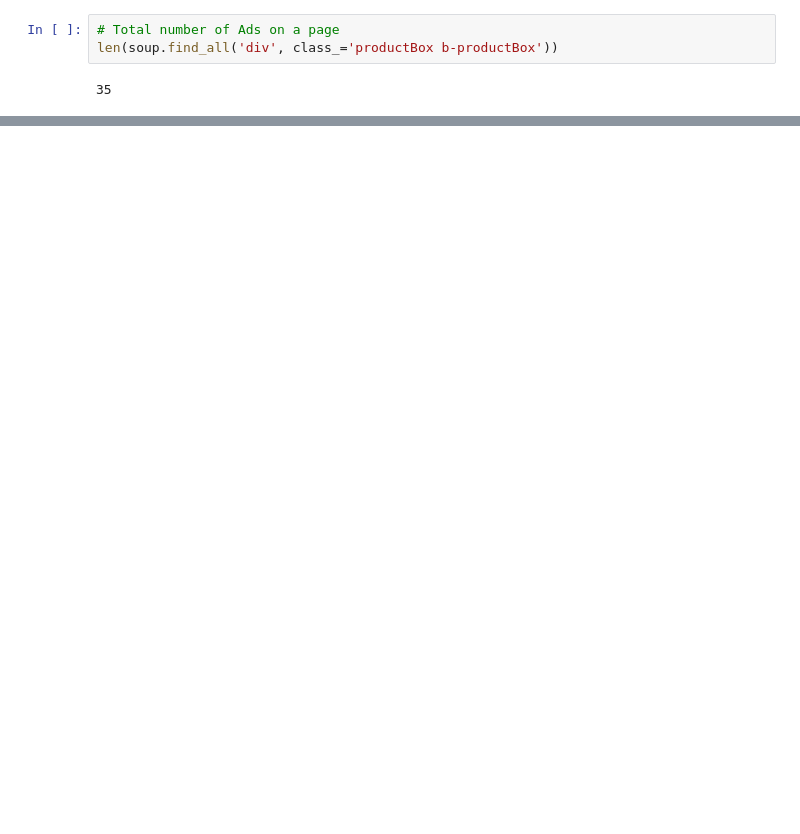
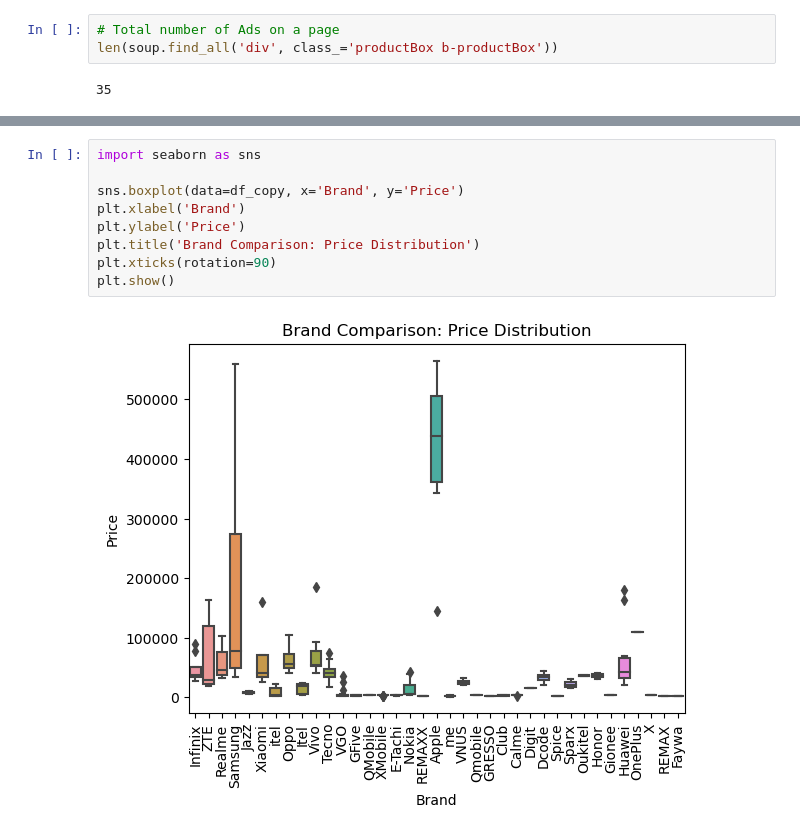
Before and after one commit to SHussainRR/WebScrapperPython, a Jupyter notebook: Project.ipynb, the cells around one changed output, grey strips where cells are left out. Cells and saved outputs as stored; diff of their text form; blank space fills up the shorter version.

```diff
--- a/Project.ipynb
+++ b/Project.ipynb
@@ -819,0 +787,11 @@ Index(['Brand', 'Phone Name', 'Price', 'Link', 'ImageLink'], dtype='object')
+# %%
+import seaborn as sns
+
+sns.boxplot(data=df_copy, x='Brand', y='Price')
+plt.xlabel('Brand')
+plt.ylabel('Price')
+plt.title('Brand Comparison: Price Distribution')
+plt.xticks(rotation=90)
+plt.show()
+# %% [output]
+[figure, added]
```
Also changed, not shown: parts of 24 cells of this notebook, 1 other file.
